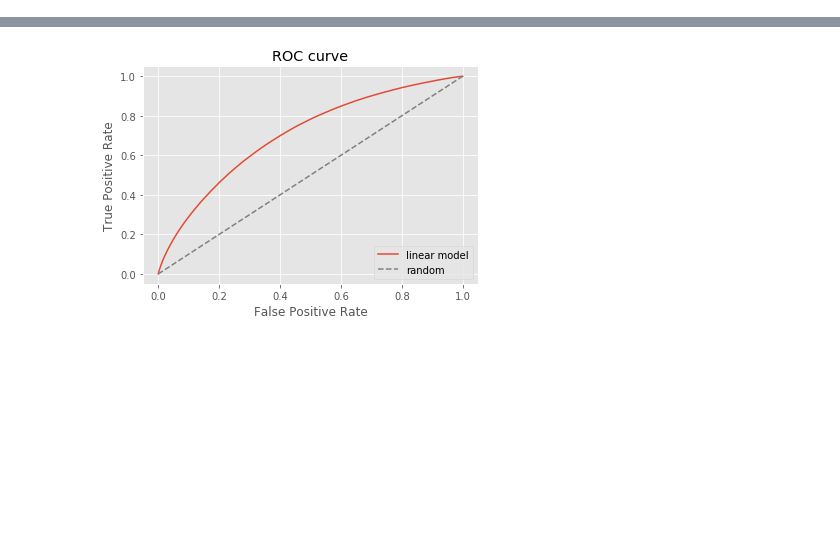
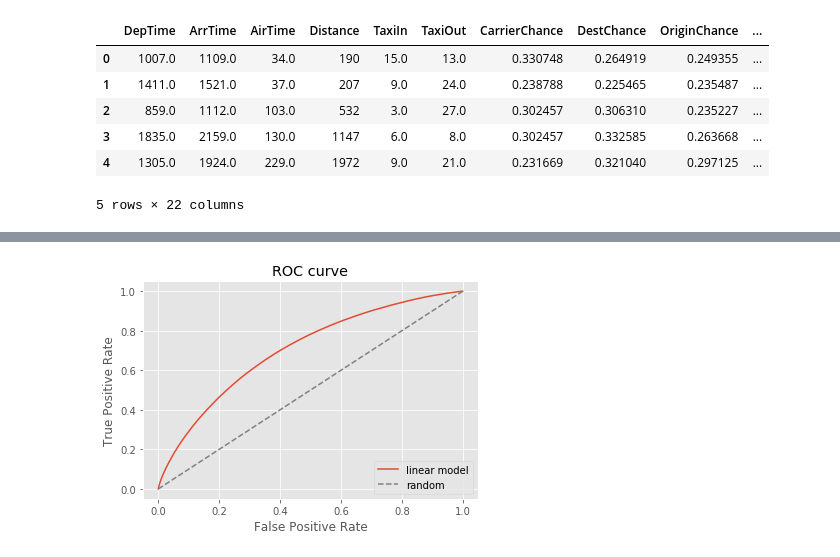
Before and after one commit to gt22/banana-ml, a Jupyter notebook: bfd/bfd-kaggle.ipynb, the cells around one changed output, grey strips where cells are left out. Cells and saved outputs as stored; diff of their text form; code cells hidden in the pictures; blank space fills up the shorter version.

```diff
--- a/bfd/bfd-kaggle.ipynb
+++ b/bfd/bfd-kaggle.ipynb
@@ -68,2 +94,12 @@ clf_num = clf_df.drop(oh_cols, axis=1)
+# %%
+clf_df.head()
+# %% [output]
+|  | DepTime | ArrTime | AirTime | Distance | TaxiIn | TaxiOut | CarrierChance | DestChance | OriginChance | ... |
+| 0 | 1007.0 | 1109.0 | 34.0 | 190 | 15.0 | 13.0 | 0.330748 | 0.264919 | 0.249355 | ... |
+| 1 | 1411.0 | 1521.0 | 37.0 | 207 | 9.0 | 24.0 | 0.238788 | 0.225465 | 0.235487 | ... |
+| 2 | 859.0 | 1112.0 | 103.0 | 532 | 3.0 | 27.0 | 0.302457 | 0.306310 | 0.235227 | ... |
+| 3 | 1835.0 | 2159.0 | 130.0 | 1147 | 6.0 | 8.0 | 0.302457 | 0.332585 | 0.263668 | ... |
+| 4 | 1305.0 | 1924.0 | 229.0 | 1972 | 9.0 | 21.0 | 0.231669 | 0.321040 | 0.297125 | ... |
+5 rows × 22 columns
 # %%
 labels = df["target"]
```
Also changed, not shown: parts of 18 cells of this notebook, 2 other files.
